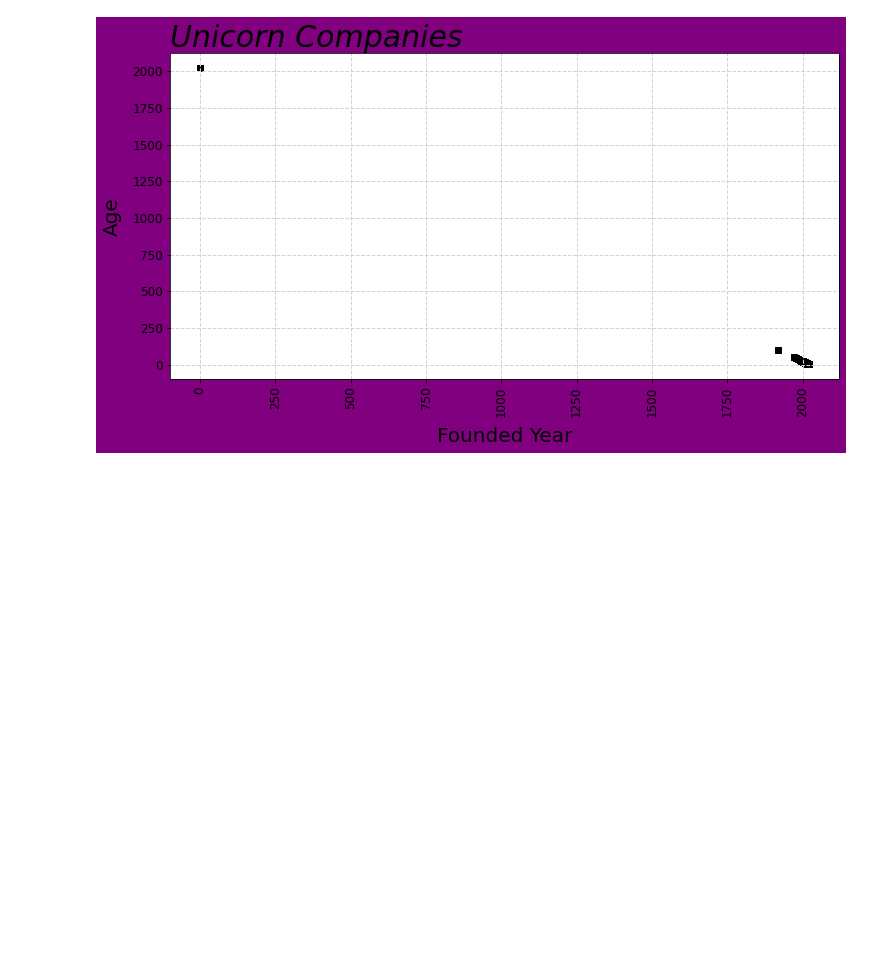
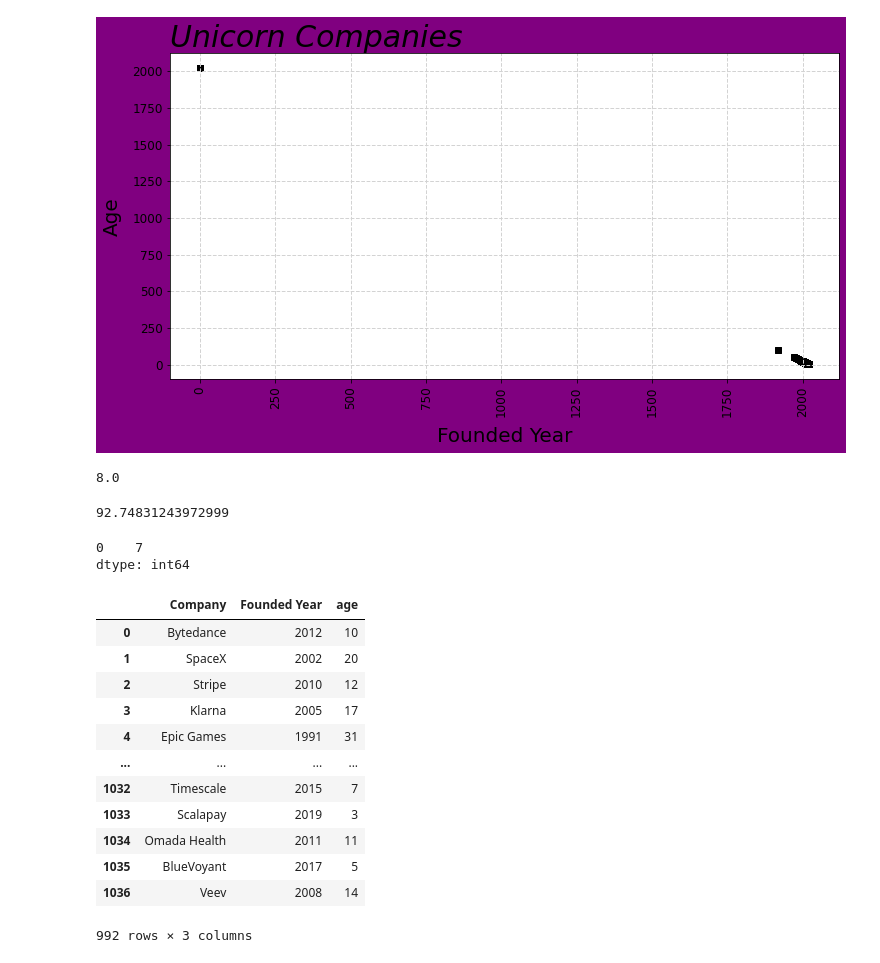
Before and after one commit to ClincieB/Unicorn_Companies, a Jupyter notebook: Unicorn_companies_project.ipynb, the cells around one changed output. Saved outputs shown, nothing was run; the diff lists cells and outputs as text; code cells hidden in the pictures; blank space fills up the shorter version.

```diff
--- a/Unicorn_companies_project.ipynb
+++ b/Unicorn_companies_project.ipynb
@@ -51,3 +51,32 @@ plt.title("Unicorn Companies", fontsize=30, loc = "left", fontstyle = "oblique",
 plt.show()
 # %% [output]
 [figure]
+# %%
+cleaned_data['age'].median()
+# %% [output]
+8.0
+# %%
+cleaned_data['age'].mean()
+# %% [output]
+92.74831243972999
+# %%
+cleaned_data['age'].mode()
+# %% [output]
+0    7
+dtype: int64
+# %%
+cleaned_data[cleaned_data['age'] <46]
+# %% [output]
+|  | Company | Founded Year | age |
+| 0 | Bytedance | 2012 | 10 |
+| 1 | SpaceX | 2002 | 20 |
+| 2 | Stripe | 2010 | 12 |
+| 3 | Klarna | 2005 | 17 |
+| 4 | Epic Games | 1991 | 31 |
+| ... | ... | ... | ... |
+| 1032 | Timescale | 2015 | 7 |
+| 1033 | Scalapay | 2019 | 3 |
+| 1034 | Omada Health | 2011 | 11 |
+| 1035 | BlueVoyant | 2017 | 5 |
+| 1036 | Veev | 2008 | 14 |
+992 rows × 3 columns
```
Also changed, not shown: parts of 1 cell of this notebook.
